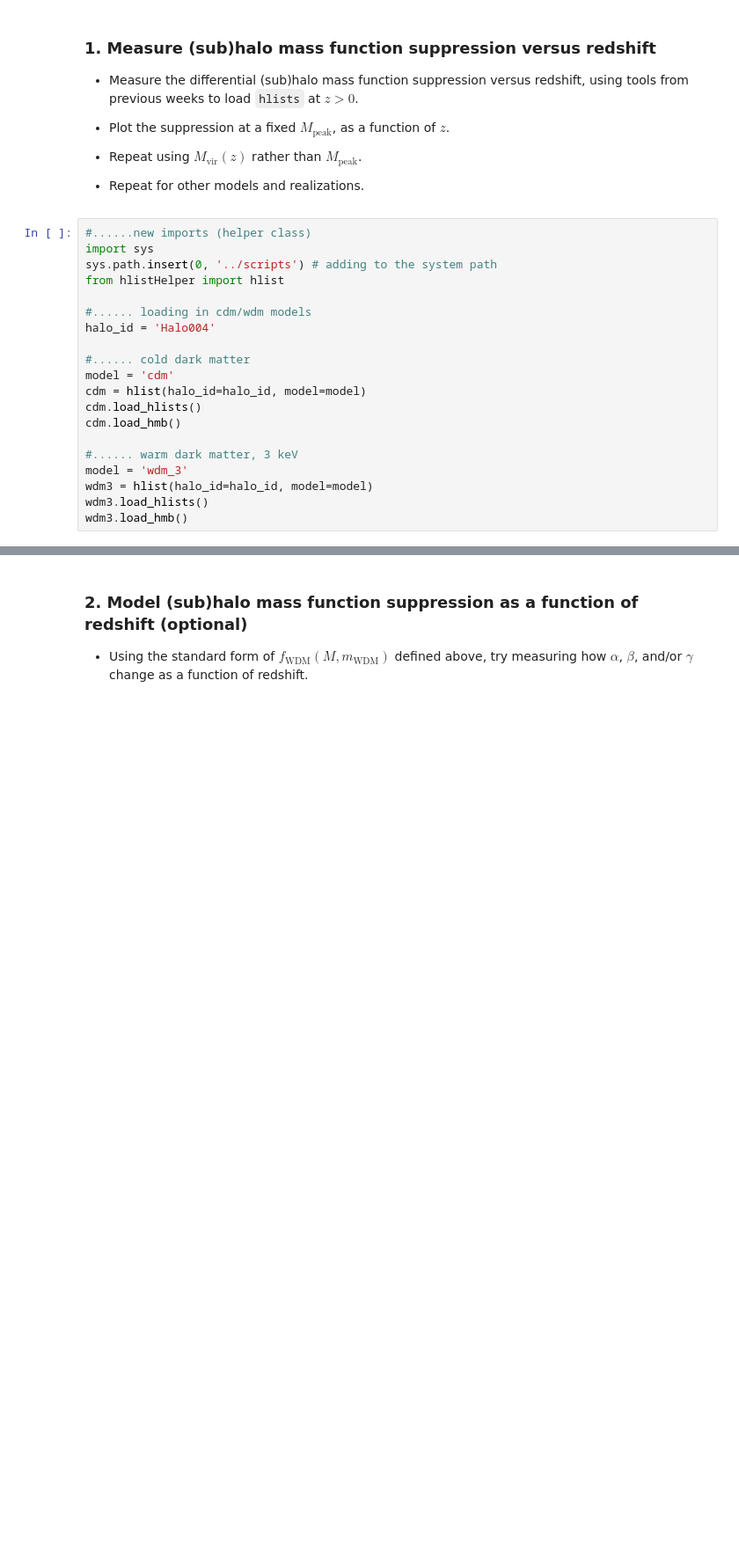
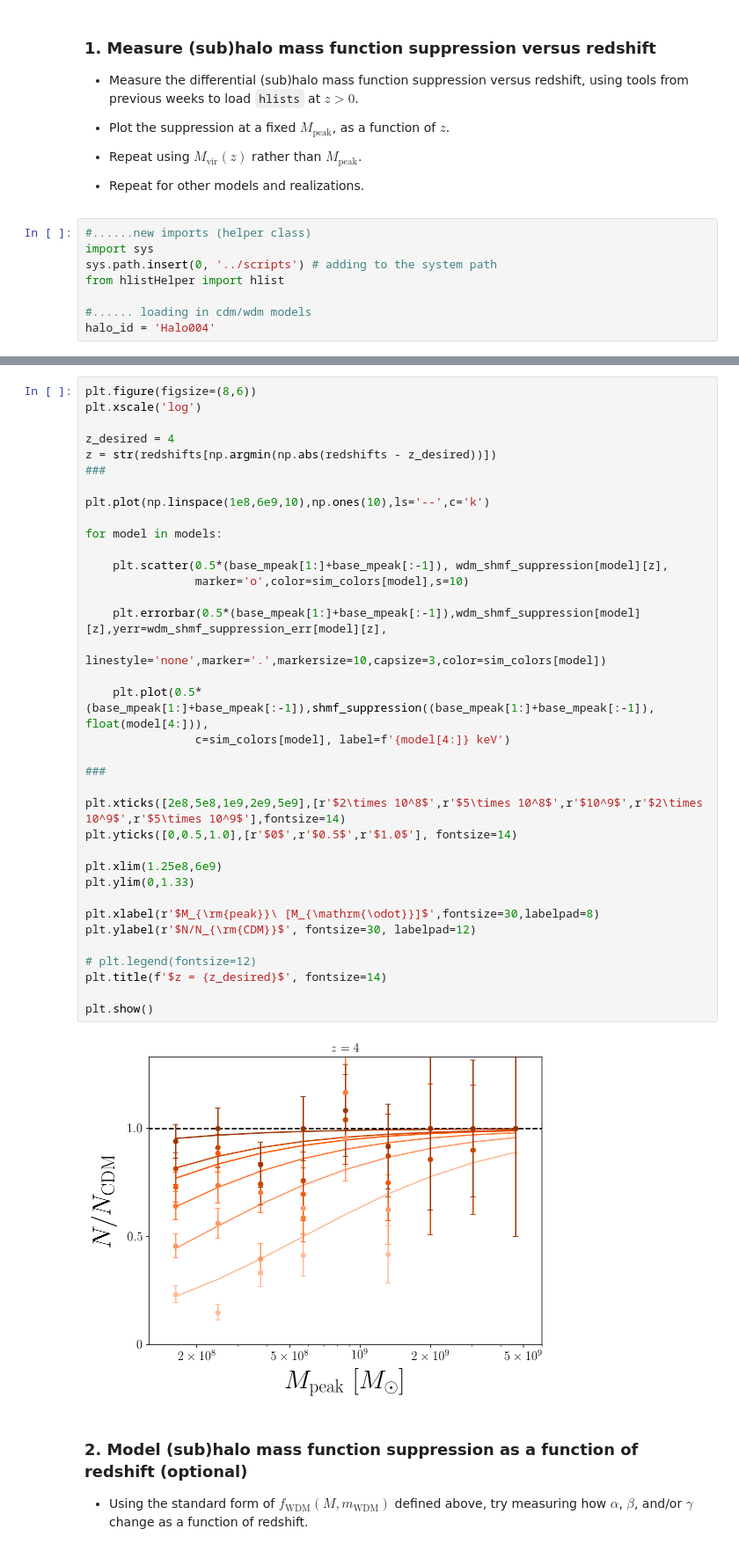
Before and after one commit to theotherlogan/nsbp-2023, a Jupyter notebook: notebooks/logan_week4.ipynb, the cells around one changed output, grey strips where cells are left out. Shown at 88% size. Drawn from its saved outputs; the diff is of its cells as text; blank space fills up the shorter version.

Commit message:
shmf suppression figs., multiple redshifts

```diff
--- a/notebooks/logan_week4.ipynb
+++ b/notebooks/logan_week4.ipynb
@@ -265,15 +266,3 @@ from hlistHelper import hlist
 
 #...... loading in cdm/wdm models
 halo_id = 'Halo004'
-
-#...... cold dark matter
-model = 'cdm'
-cdm = hlist(halo_id=halo_id, model=model)
-cdm.load_hlists()
-cdm.load_hmb()
-
-#...... warm dark matter, 3 keV
-model = 'wdm_3'
-wdm3 = hlist(halo_id=halo_id, model=model)
-wdm3.load_hlists()
-wdm3.load_hmb()
@@ -283,3 +351,41 @@ def shmf_supression()
+# %%
+plt.figure(figsize=(8,6))
+plt.xscale('log')
+
+z_desired = 4
+z = str(redshifts[np.argmin(np.abs(redshifts - z_desired))])
+###
+
+plt.plot(np.linspace(1e8,6e9,10),np.ones(10),ls='--',c='k')
+
+for model in models:
+
+    plt.scatter(0.5*(base_mpeak[1:]+base_mpeak[:-1]), wdm_shmf_suppression[model][z],
+                marker='o',color=sim_colors[model],s=10)
+
+    plt.errorbar(0.5*(base_mpeak[1:]+base_mpeak[:-1]),wdm_shmf_suppression[model][z],yerr=wdm_shmf_suppression_err[model][z],
+                 linestyle='none',marker='.',markersize=10,capsize=3,color=sim_colors[model])
+
+    plt.plot(0.5*(base_mpeak[1:]+base_mpeak[:-1]),shmf_suppression((base_mpeak[1:]+base_mpeak[:-1]), float(model[4:])),
+                c=sim_colors[model], label=f'{model[4:]} keV')
+
+###
+
+plt.xticks([2e8,5e8,1e9,2e9,5e9],[r'$2\times 10^8$',r'$5\times 10^8$',r'$10^9$',r'$2\times 10^9$',r'$5\times 10^9$'],fontsize=14)
+plt.yticks([0,0.5,1.0],[r'$0$',r'$0.5$',r'$1.0$'], fontsize=14)
+
+plt.xlim(1.25e8,6e9)
+plt.ylim(0,1.33)
+
+plt.xlabel(r'$M_{\rm{peak}}\ [M_{\mathrm{\odot}}]$',fontsize=30,labelpad=8)
+plt.ylabel(r'$N/N_{\rm{CDM}}$', fontsize=30, labelpad=12)
+
+# plt.legend(fontsize=12)
+plt.title(f'$z = {z_desired}$', fontsize=14)
+
+plt.show()
+# %% [output]
+[figure, added]
 # %% [markdown]
 ### 2. Model (sub)halo mass function suppression as a function of redshift (optional)
 
```
Also changed, not shown: parts of 6 cells of this notebook.
